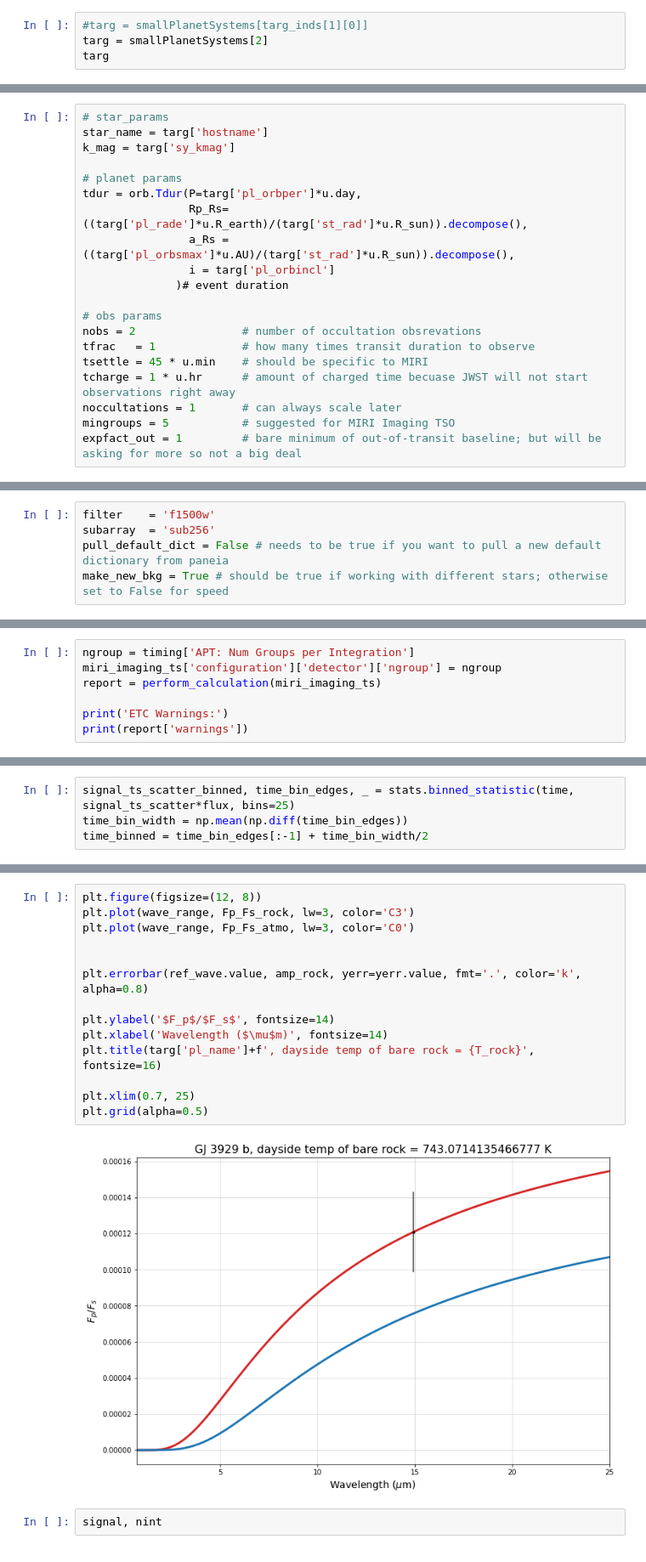
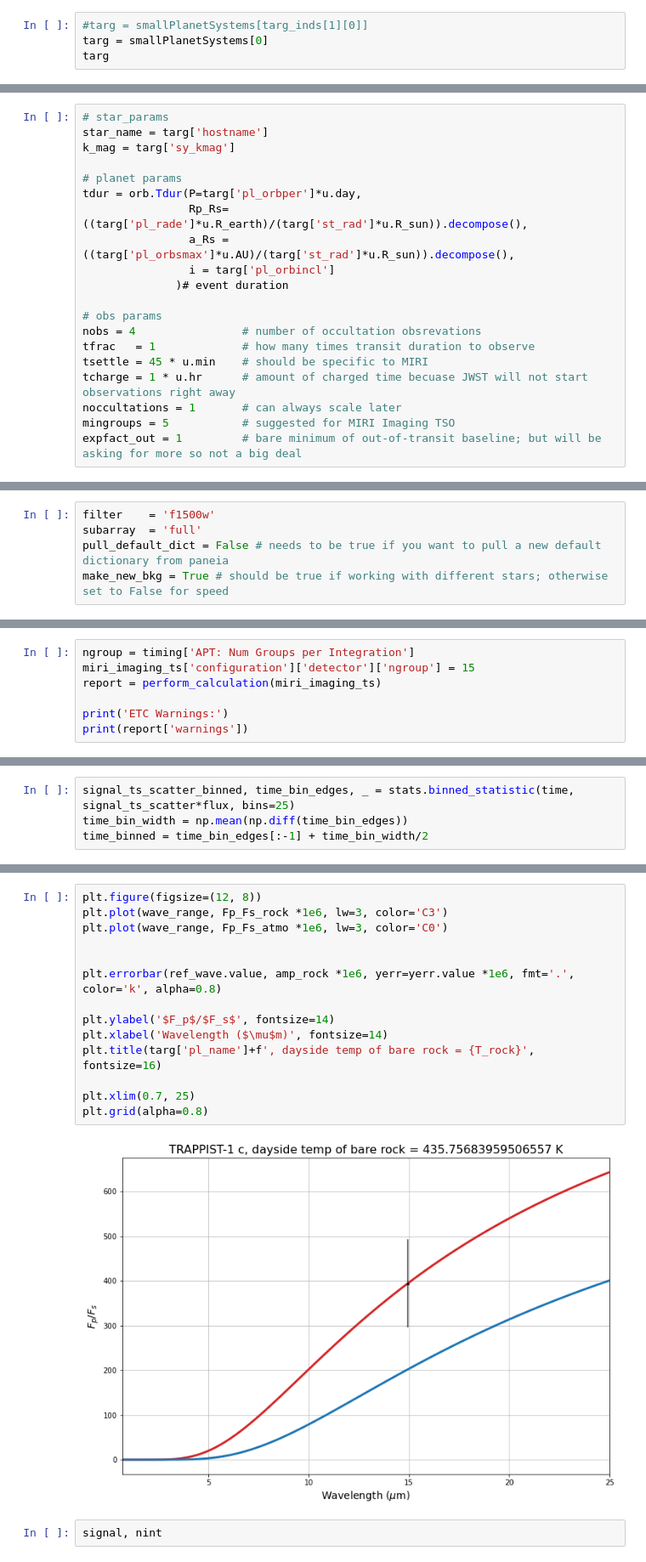
Before and after one commit to hdiamondlowe/jwst_rockyplanetoccultations, a Jupyter notebook: pandeia_etc_miri_imaging_ts.ipynb, the cells around one changed output, grey strips where cells are left out. Shown: that part at 85% size. Cells and saved outputs as stored; diff of their text form.

```diff
--- a/pandeia_etc_miri_imaging_ts.ipynb
+++ b/pandeia_etc_miri_imaging_ts.ipynb
@@ -68,5 +166,5 @@ Table length=24
 # %%
 #targ = smallPlanetSystems[targ_inds[1][0]]
-targ = smallPlanetSystems[2]
+targ = smallPlanetSystems[0]
 targ
 # %% [output]
@@ -87,7 +185,7 @@ tdur = orb.Tdur(P=targ['pl_orbper']*u.day,
               )# event duration
 
 # obs params
-nobs = 2                # number of occultation obsrevations
+nobs = 4                # number of occultation obsrevations
 tfrac   = 1             # how many times transit duration to observe
 tsettle = 45 * u.min    # should be specific to MIRI
 tcharge = 1 * u.hr      # amount of charged time becuase JWST will not start observations right away
@@ -103,7 +201,7 @@ Grab some key parameters to use later.
 This dictionary can be updated and re-computed.
 # %%
 filter    = 'f1500w'
-subarray  = 'sub256'
+subarray  = 'full'
 pull_default_dict = False # needs to be true if you want to pull a new default dictionary from paneia
 make_new_bkg = True # should be true if working with different stars; otherwise set to False for speed
 # %%
@@ -372,7 +470,7 @@ timing
  'Number of Transits': 1}
 # %%
 ngroup = timing['APT: Num Groups per Integration']
-miri_imaging_ts['configuration']['detector']['ngroup'] = ngroup
+miri_imaging_ts['configuration']['detector']['ngroup'] = 15
 report = perform_calculation(miri_imaging_ts)
 
 print('ETC Warnings:')
@@ -623,19 +734,19 @@ $14.933114 \; \mathrm{\mu m}$
 # %%
 plt.figure(figsize=(12, 8))
-plt.plot(wave_range, Fp_Fs_rock, lw=3, color='C3')
-plt.plot(wave_range, Fp_Fs_atmo, lw=3, color='C0')
+plt.plot(wave_range, Fp_Fs_rock *1e6, lw=3, color='C3')
+plt.plot(wave_range, Fp_Fs_atmo *1e6, lw=3, color='C0')
 
 
-plt.errorbar(ref_wave.value, amp_rock, yerr=yerr.value, fmt='.', color='k', alpha=0.8)
+plt.errorbar(ref_wave.value, amp_rock *1e6, yerr=yerr.value *1e6, fmt='.', color='k', alpha=0.8)
 
 plt.ylabel('$F_p$/$F_s$', fontsize=14)
 plt.xlabel('Wavelength ($\mu$m)', fontsize=14)
 plt.title(targ['pl_name']+f', dayside temp of bare rock = {T_rock}', fontsize=16)
 
 plt.xlim(0.7, 25)
-plt.grid(alpha=0.5)
+plt.grid(alpha=0.8)
 # %% [output]
-[figure, old version]
+[figure, new version]
 # %%
 signal, nint
 # %% [output]
```
Also changed, not shown: parts of 16 cells of this notebook, 9 other files.
